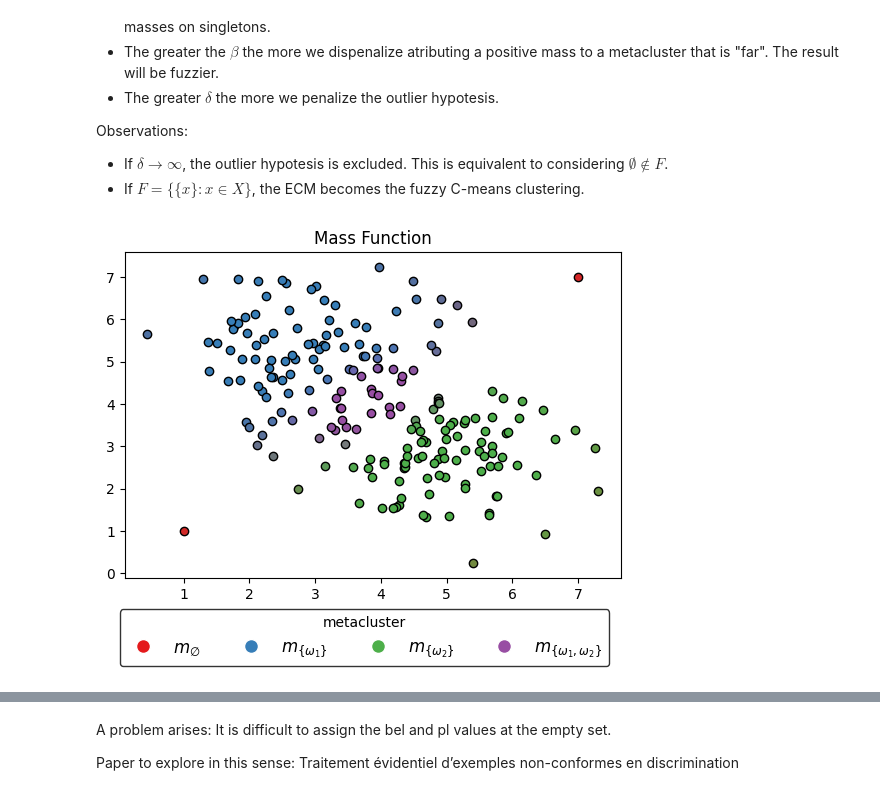
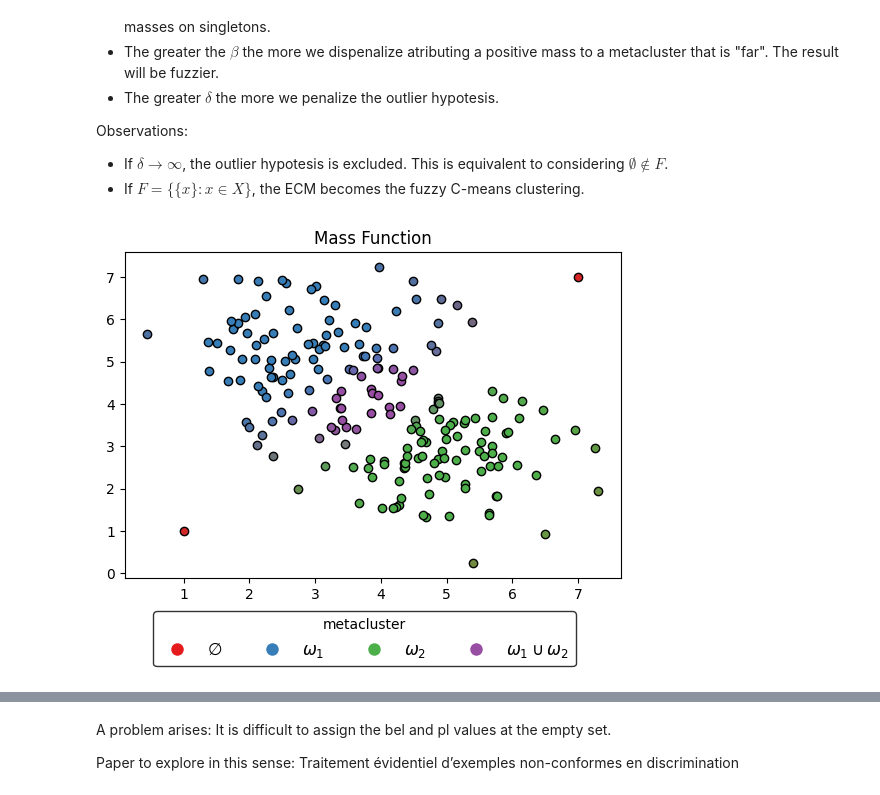
Before and after one commit to victorsouza89/clustering-examples, a Jupyter notebook: clustering_synth.ipynb, the cells around one changed output, grey strips where cells are left out. Drawn from its saved outputs; the diff is of its cells as text; code cells hidden in the pictures.

```diff
--- a/clustering_synth.ipynb
+++ b/clustering_synth.ipynb
@@ -108,11 +108,16 @@ from evclust.ecm import ecm
 model = ecm(x=features, c=2, beta = 1.3,  alpha=1, delta=3, disp=False)
 # %%
 F = model['F']
-focal_sets = ["\\{"+", ".join(["\\omega_{" + str(i+1) + "}" for i in range(len(f)) if f[i] == 1])+"\\}" for f in F]
+#focal_sets = ["\\{"+", ".join(["\\omega_{" + str(i+1) + "}" for i in range(len(f)) if f[i] == 1])+"\\}" for f in F]
+#focal_sets[0] = "\emptyset"
+#focal_sets = ['$m_{'+f+'}$' for f in focal_sets]
+
+
+focal_sets = [" \\cup ".join(["\\omega_{" + str(i+1) + "}" for i in range(len(f)) if f[i] == 1]) for f in F]
 focal_sets[0] = "\emptyset"
-focal_sets = ['$m_{'+f+'}$' for f in focal_sets]
+focal_sets = ['$'+f+'$' for f in focal_sets]
 
 mass = model['mass']
 plot_soft_clustering(mass, 'Mass Function', legend=focal_sets)
 # %% [output]
-[figure, old version]
+[figure, new version]
```
Also changed, not shown: parts of 13 cells of this notebook, 9 other files.
